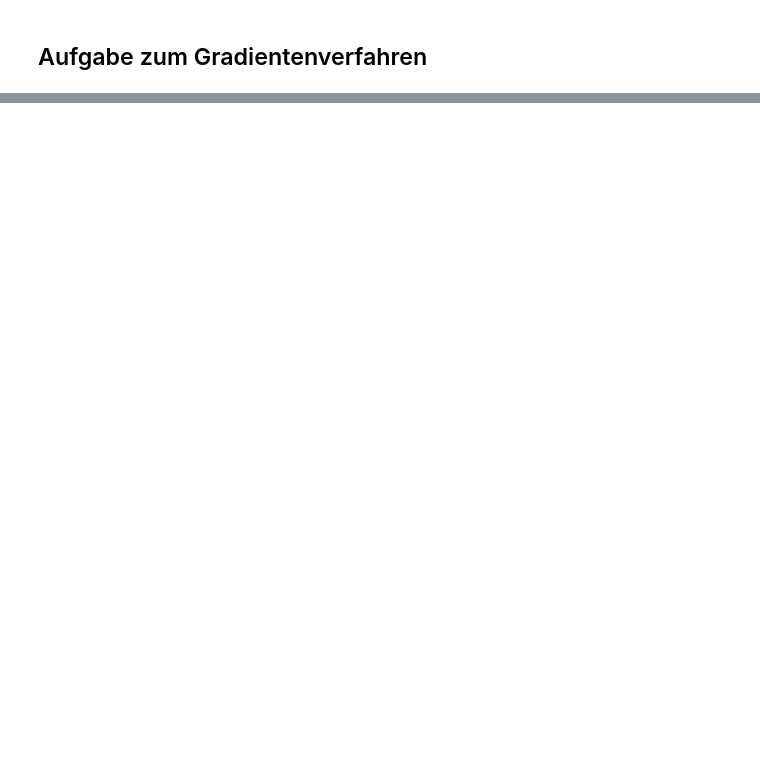
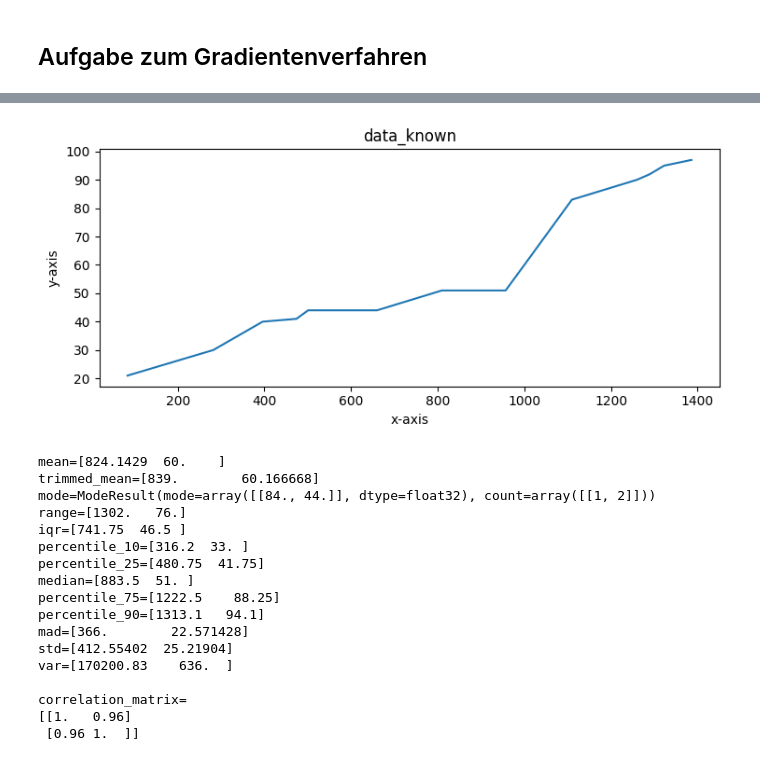
Before and after one commit to aisven/fullstack-ml-academy-homework, a Jupyter notebook: notepads/07-Gradientenverfahren/07-Gradientenverfahren.ipynb, the cells around one changed output, grey strips where cells are left out. Cells and saved outputs as stored; diff of their text form; code cells hidden in the pictures; blank space fills up the shorter version.

```diff
--- a/notepads/07-Gradientenverfahren/07-Gradientenverfahren.ipynb
+++ b/notepads/07-Gradientenverfahren/07-Gradientenverfahren.ipynb
@@ -2,0 +62,64 @@
+# %%
+# in this code block we do an EDA
+
+# plain line plot
+plt.figure(dpi=100)
+plt.plot(x_known,y_known)
+plt.title('data_known')
+plt.xlabel('x-axis')
+plt.ylabel('y-axis')
+plt.show()
+
+# location parameters
+print(f"mean={dataset_known.mean(axis=0)}")
+print(f"trimmed_mean={stats.trim_mean(dataset_known.astype('float32'), proportiontocut=0.10, axis=0)}")
+print(f"mode={stats.mode(dataset_known, keepdims=True)}")
+
+# statistical dispersion measures
+def range_np(a: np.ndarray) -> np.ndarray:
+    result = a.max(axis=0) - a.min(axis=0)
+    return result
+
+print(f"range={range_np(dataset_known)}")
+print(f"iqr={stats.iqr(dataset_known, axis=0)}")
+
+print(f"percentile_10={np.percentile(dataset_known, 10.0, axis=0)}")
+print(f"percentile_25={np.percentile(dataset_known, 25.0, axis=0)}")
+print(f"median={np.percentile(dataset_known, 50.0, axis=0)}")
+print(f"percentile_75={np.percentile(dataset_known, 75.0, axis=0)}")
+print(f"percentile_90={np.percentile(dataset_known, 90.0, axis=0)}")
+
+def mad_np(a: np.ndarray) -> np.ndarray:
+    result = np.mean(np.absolute(a - np.mean(a, axis=0)), axis=0)
+    return result
+
+print(f"mad={mad_np(dataset_known)}")
+
+print(f"std={dataset_known.std(axis=0)}")
+print(f"var={dataset_known.var(axis=0)}")
+
+# association measures
+print(f"\ncorrelation_matrix=\n{np.corrcoef(dataset_known, rowvar=False).round(decimals=2)}")
+
+dataset_known_pd = pd.DataFrame(dataset_known, columns = ['x','y'])
+predictive_power_score_matrix_all_pd = pps.matrix(dataset_known_pd, output='df')
+predictive_power_score_matrix_all_pd.style.background_gradient(cmap='twilight', low=0.0, high=1.0)
+# %% [output]
+[figure, added]
+mean=[824.1429  60.    ]
+trimmed_mean=[839.        60.166668]
+mode=ModeResult(mode=array([[84., 44.]], dtype=float32), count=array([[1, 2]]))
+range=[1302.   76.]
+iqr=[741.75  46.5 ]
+percentile_10=[316.2  33. ]
+percentile_25=[480.75  41.75]
+median=[883.5  51. ]
+percentile_75=[1222.5    88.25]
+percentile_90=[1313.1   94.1]
+mad=[366.        22.571428]
+std=[412.55402  25.21904]
+var=[170200.83    636.  ]
+
+correlation_matrix=
+[[1.   0.96]
+ [0.96 1.  ]]
```
Also changed, not shown: parts of 6 cells of this notebook.
